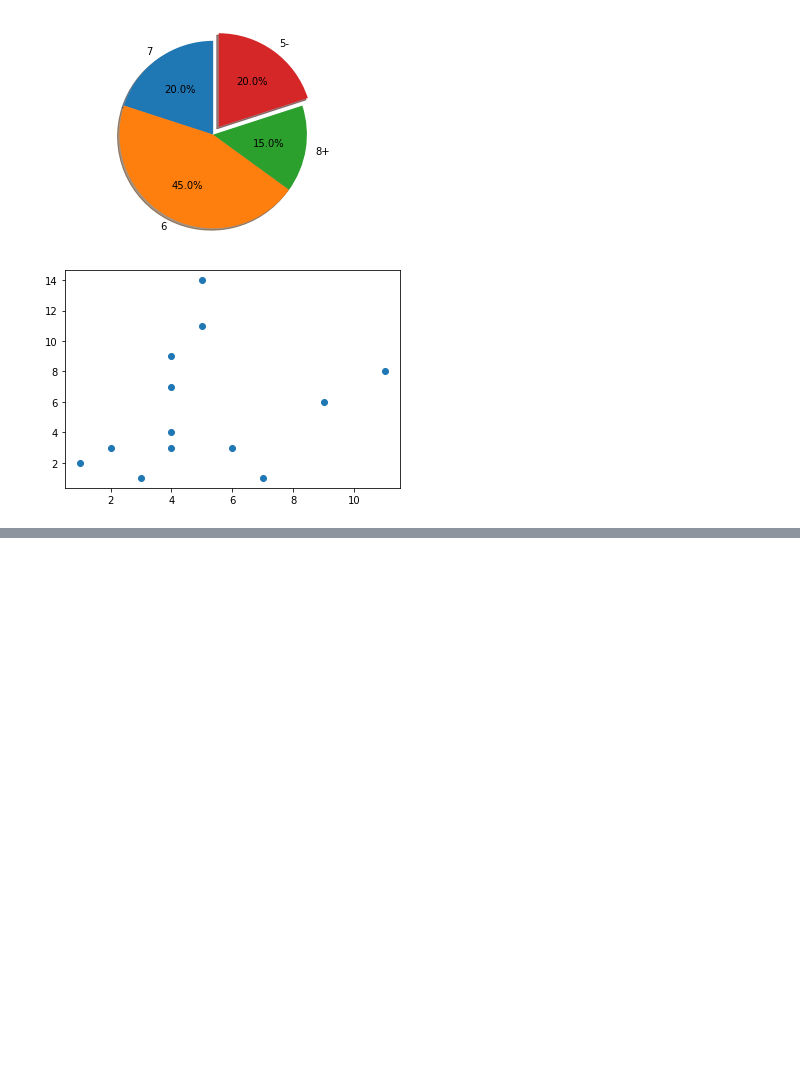
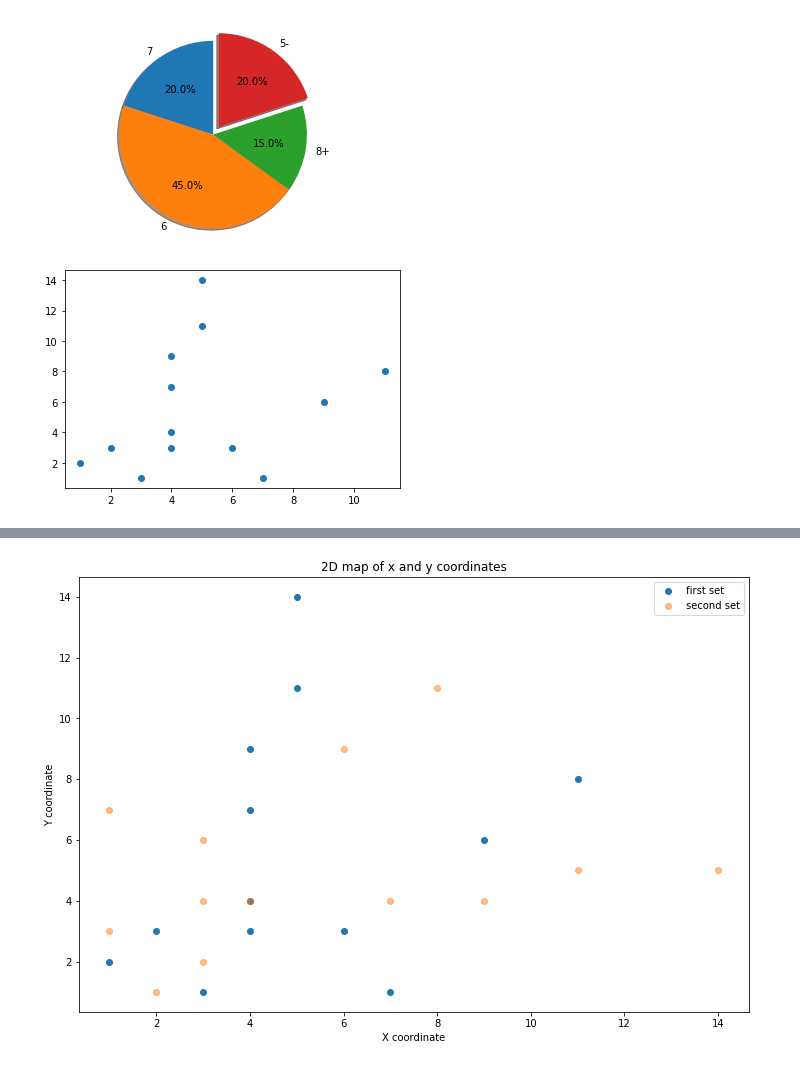
Before and after one commit to godarcher/data-visualization, a Jupyter notebook: data_vis.ipynb, the cells around one changed output, grey strips where cells are left out. Saved outputs shown, nothing was run; the diff lists cells and outputs as text; code cells hidden in the pictures; blank space fills up the shorter version.

```diff
--- a/data_vis.ipynb
+++ b/data_vis.ipynb
@@ -120,0 +123,88 @@ plt.show()
+# %%
+
+#?###################
+#* Plot Customizing #
+#?###################
+
+# values on the x axis
+x = [5, 2, 9, 4, 7, 6, 3, 1, 4, 11, 4, 4, 5]
+
+# values on the y axis
+y = [14, 3, 6, 9, 1, 3, 1, 2, 7, 8, 3, 4, 11]
+
+# values on the x axis of second set
+x2 = [14, 3, 6, 9, 1, 3, 1, 2, 7, 8, 3, 4, 11]
+
+# values on the y axis of second set
+y2 = [5, 2, 9, 4, 7, 6, 3, 1, 4, 11, 4, 4, 5]
+
+# adjust the size of the plot
+plt.figure(figsize=(12, 8))
+
+# make the actual scatter plot
+plt.scatter(x, y, label="first set")
+
+# we do the scattering again to plot 2 different sets inside the same plot
+# Note that we used alpha to chagne the opacity of the plot
+plt.scatter(x2, y2, alpha=0.5, label="second set")
+
+# adjust the x and y label (side text)
+plt.xlabel('X coordinate')
+plt.ylabel('Y coordinate')
+
+# adjust the plot title
+plt.title("2D map of x and y coordinates")
+
+# add a legend #?(depends on label in .scatter)
+plt.legend()
+
+# showing plot
+plt.show()
+
+#?####################
+#* Creating Subplots #
+#?####################
+
+# values on the x axis
+x = [5, 2, 9, 4, 7, 6, 3, 1, 4, 11, 4, 4, 5]
+
+# values on the y axis
+y = [14, 3, 6, 9, 1, 3, 1, 2, 7, 8, 3, 4, 11]
+
+# values on the x axis of second set
+x2 = [14, 3, 6, 9, 1, 3, 1, 2, 7, 8, 3, 4, 11]
+
+# values on the y axis of second set
+y2 = [5, 2, 9, 4, 7, 6, 3, 1, 4, 11, 4, 4, 5]
+
+# alternative way to chance the size of the plot
+fig = plt.figure(figsize=(12, 8))
+
+# we create a sublpot
+ax1 = plt.subplot2grid((2, 2), (0, 0))
+# make the actual scatter plot
+ax1 = plt.scatter(x, y, label="first set")
+# adjust the x and y label (side text)
+ax1 = plt.xlabel('X coordinate')
+ax1 = plt.ylabel('Y coordinate')
+# adjust the plot title
+ax1 = plt.title("2D map of x and y coordinates")
+
+# we create a sublpot
+ax2 = plt.subplot2grid((2, 2), (0, 1))
+# make the actual scatter plot
+ax2 = plt.scatter(x2, y2, label="second set")
+# adjust the x and y label (side text)
+ax2 = plt.xlabel('X coordinate')
+ax2 = plt.ylabel('Y coordinate')
+# adjust the plot title
+ax2 = plt.title("2D map of x and y coordinates")
+
+# make histogram for ax2
+ax2 = plt.subplot2grid((2, 2), (1, 0), colspan=2)
+ax2 = plt.hist(y2)
+
+# showcase result
+fig.tight_layout()
+# %% [output]
+[figure, added]
```
Also changed, not shown: parts of 2 cells of this notebook.
